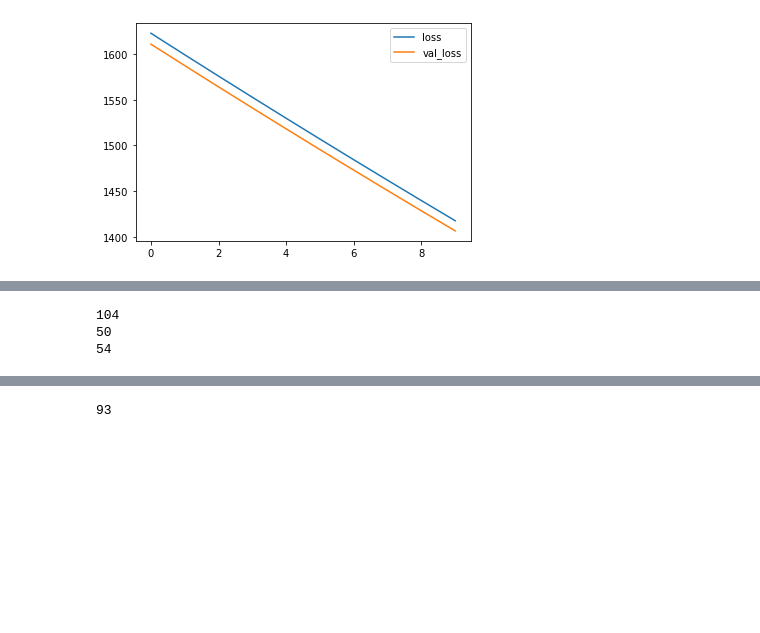
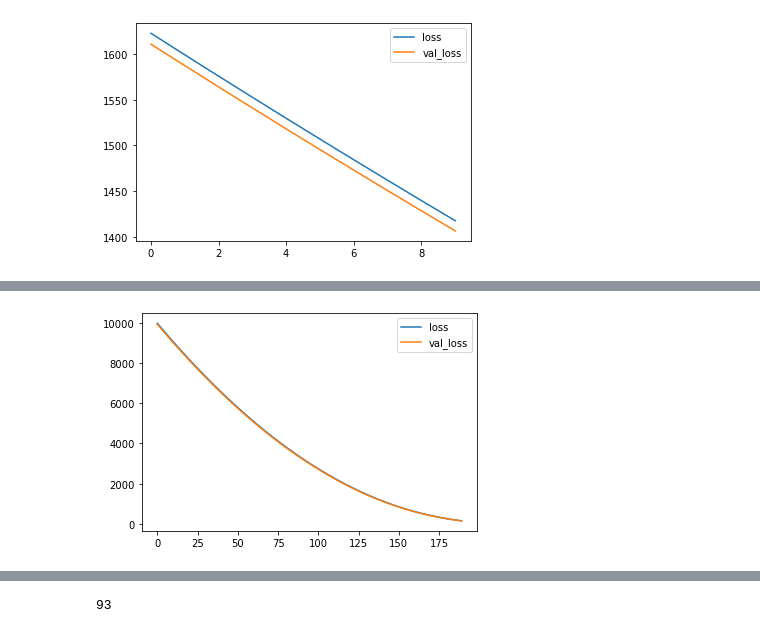
Before and after one commit to charansr/2023_Synopsys_PE, a Jupyter notebook: PEmodeling.ipynb, the cells around one changed output, grey strips where cells are left out. Drawn from its saved outputs; the diff is of its cells as text; code cells hidden in the pictures; blank space fills up the shorter version.

```diff
--- a/PEmodeling.ipynb
+++ b/PEmodeling.ipynb
@@ -713,18 +705,7 @@ results
-# %%
-lans=0
-hans=0
-ans=0
-for i in range(193):
-    if((a[i]<0.5)and(val_y[i]<0.5)):
-        ans+=1
-        lans+=1
-    elif((a[i]>0.5)and(val_y[i]>0.5)):
-        ans+=1
-        hans+=1
-print(ans)
-print(lans)
-print(hans)
-# %% [output]
-104
-50
-54
+# %%
+plt.plot(thistory.history["loss"],label="loss")
+plt.plot(thistory.history["val_loss"],label="val_loss")
+plt.legend()
+plt.show()
+# %% [output]
+[figure, added]
```
Also changed, not shown: parts of 24 cells of this notebook.
